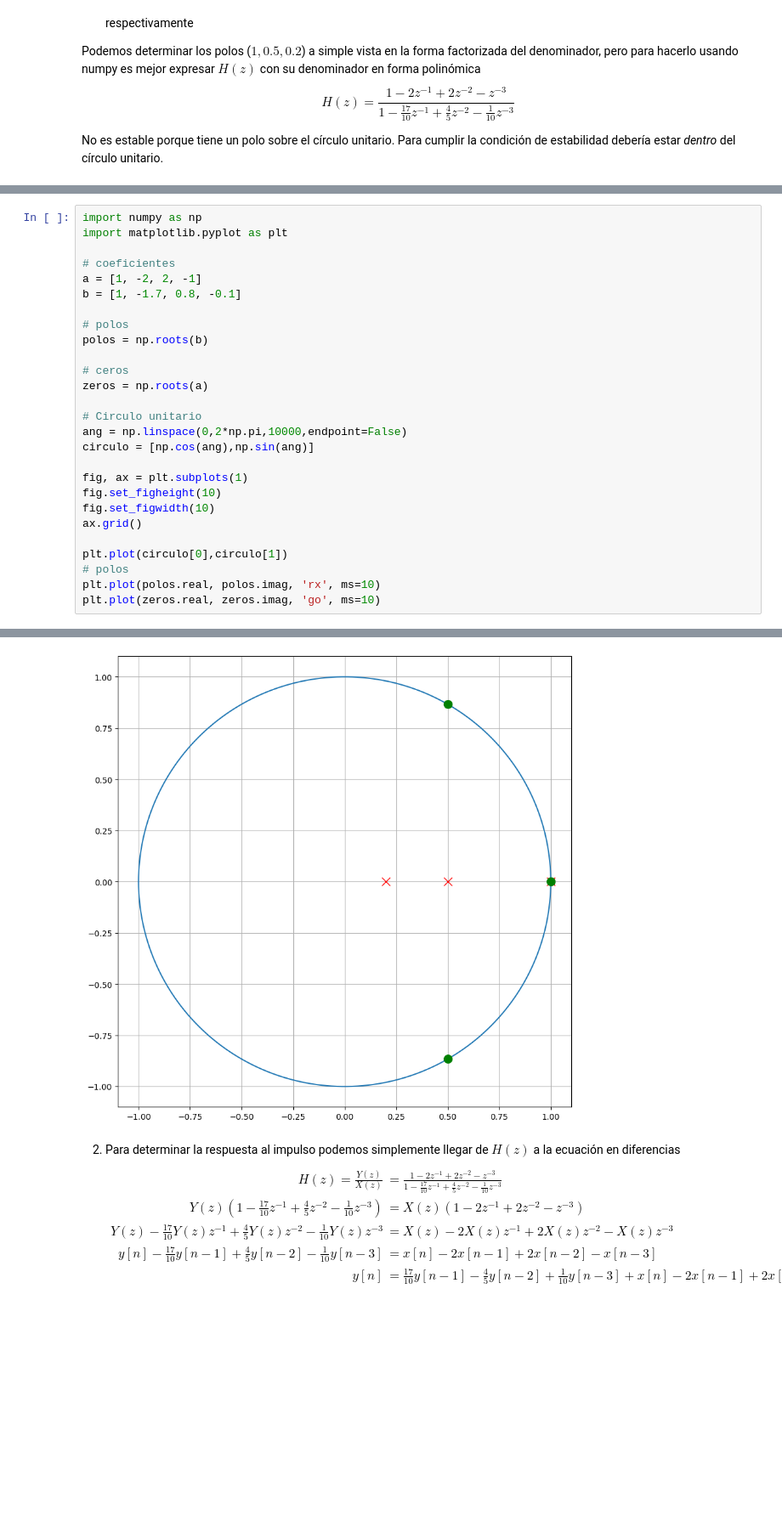
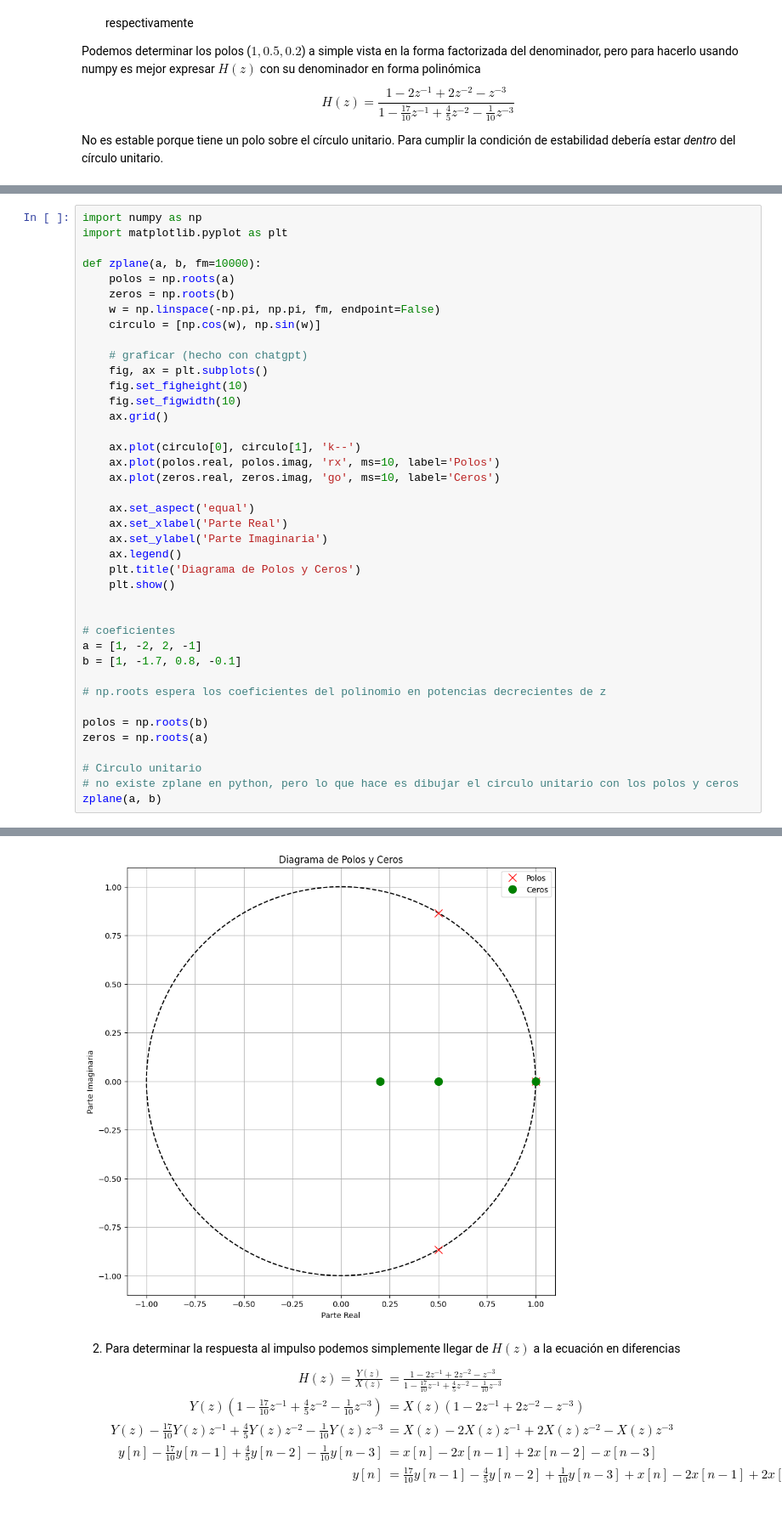
Before and after one commit to francoherg/PDS-2025, a Jupyter notebook: Practica/Guia5/5-1-3.ipynb, the cells around one changed output, grey strips where cells are left out. Shown at 85% size. Drawn from its saved outputs; the diff is of its cells as text; blank space fills up the shorter version.

```diff
--- a/Practica/Guia5/5-1-3.ipynb
+++ b/Practica/Guia5/5-1-3.ipynb
@@ -25,28 +31,41 @@ No es estable porque tiene un polo sobre el círculo unitario. Para cumplir la c
 # %%
 import numpy as np
 import matplotlib.pyplot as plt
+
+def zplane(a, b, fm=10000):
+    polos = np.roots(a)
+    zeros = np.roots(b)
+    w = np.linspace(-np.pi, np.pi, fm, endpoint=False)
+    circulo = [np.cos(w), np.sin(w)]
+
+    # graficar (hecho con chatgpt)
+    fig, ax = plt.subplots()
+    fig.set_figheight(10)
+    fig.set_figwidth(10)
+    ax.grid()
+
+    ax.plot(circulo[0], circulo[1], 'k--')
+    ax.plot(polos.real, polos.imag, 'rx', ms=10, label='Polos')
+    ax.plot(zeros.real, zeros.imag, 'go', ms=10, label='Ceros')
+
+    ax.set_aspect('equal')
+    ax.set_xlabel('Parte Real')
+    ax.set_ylabel('Parte Imaginaria')
+    ax.legend()
+    plt.title('Diagrama de Polos y Ceros')
+    plt.show()
+
 
 # coeficientes
 a = [1, -2, 2, -1]
 b = [1, -1.7, 0.8, -0.1]
 
-# polos
+# np.roots espera los coeficientes del polinomio en potencias decrecientes de z
+
 polos = np.roots(b)
-
-# ceros
 zeros = np.roots(a)
 
 # Circulo unitario
-ang = np.linspace(0,2*np.pi,10000,endpoint=False)
-circulo = [np.cos(ang),np.sin(ang)]
-
-fig, ax = plt.subplots(1)
-fig.set_figheight(10)
-fig.set_figwidth(10)
-ax.grid()
-
-plt.plot(circulo[0],circulo[1])
-# polos
-plt.plot(polos.real, polos.imag, 'rx', ms=10)
-plt.plot(zeros.real, zeros.imag, 'go', ms=10)
+# no existe zplane en python, pero lo que hace es dibujar el circulo unitario con los polos y ceros
+zplane(a, b)
 # %% [output]
@@ -54,4 +72,4 @@ plt.plot(zeros.real, zeros.imag, 'go', ms=10)
-[figure, old version]
+[figure, new version]
 # %% [markdown]
 2. Para determinar la respuesta al impulso podemos simplemente llegar de $H(z)$ a la ecuación en diferencias
 $$
```
Also changed, not shown: parts of 2 cells of this notebook, 2 other files.
